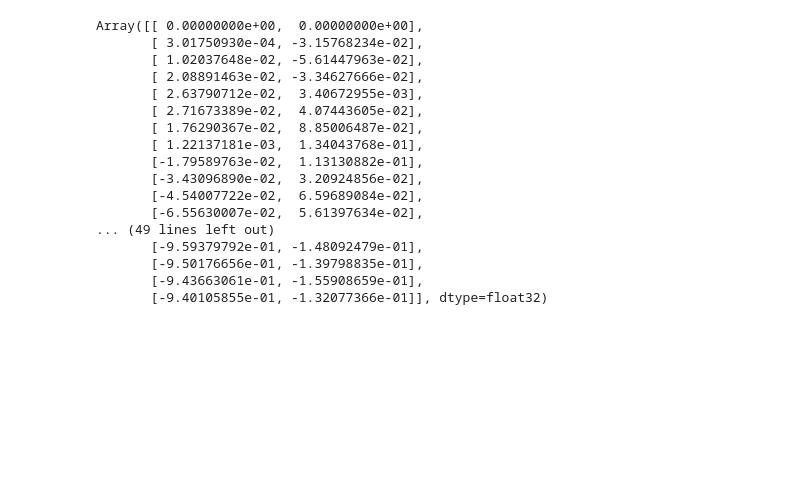
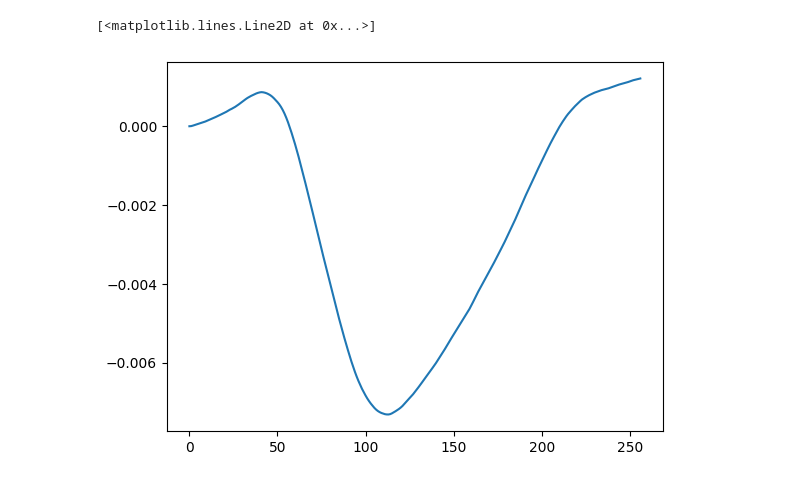
Before and after one commit to ylefay/bayesianSDEsolver, a Jupyter notebook: scripts/Untitled.ipynb, the cells around one changed output. Saved outputs shown, nothing was run; the diff lists cells and outputs as text; code cells hidden in the pictures; blank space fills up the shorter version.

```diff
--- a/scripts/Untitled.ipynb
+++ b/scripts/Untitled.ipynb
@@ -125,21 +122,8 @@ plt.plot(-jnp.log(deltas), -jnp.log(LOCAL_ERRORS))
-# %%
-paths_1[0]
-# %% [output]
-Array([[ 0.00000000e+00,  0.00000000e+00],
-       [ 3.01750930e-04, -3.15768234e-02],
-       [ 1.02037648e-02, -5.61447963e-02],
-       [ 2.08891463e-02, -3.34627666e-02],
-       [ 2.63790712e-02,  3.40672955e-03],
-       [ 2.71673389e-02,  4.07443605e-02],
-       [ 1.76290367e-02,  8.85006487e-02],
-       [ 1.22137181e-03,  1.34043768e-01],
-       [-1.79589763e-02,  1.13130882e-01],
-       [-3.43096890e-02,  3.20924856e-02],
-       [-4.54007722e-02,  6.59689084e-02],
-       [-6.55630007e-02,  5.61397634e-02],
-... (49 lines left out)
-       [-9.59379792e-01, -1.48092479e-01],
-       [-9.50176656e-01, -1.39798835e-01],
-       [-9.43663061e-01, -1.55908659e-01],
-       [-9.40105855e-01, -1.32077366e-01]], dtype=float32)
+# %%
+test2 = jnp.load('./EKF0_SSM_FHN_pathwise_sols_256_1.npy')
+# %%
+plt.plot(jnp.mean(test2[:, :1024,0], axis=0)-jnp.mean(test[:, :1025,0][:,::4], axis=0))
+# %% [output]
+[<matplotlib.lines.Line2D at 0x...>]
+[figure, added]
 # %%
```
Also changed, not shown: parts of 14 cells of this notebook, 7 other files.
